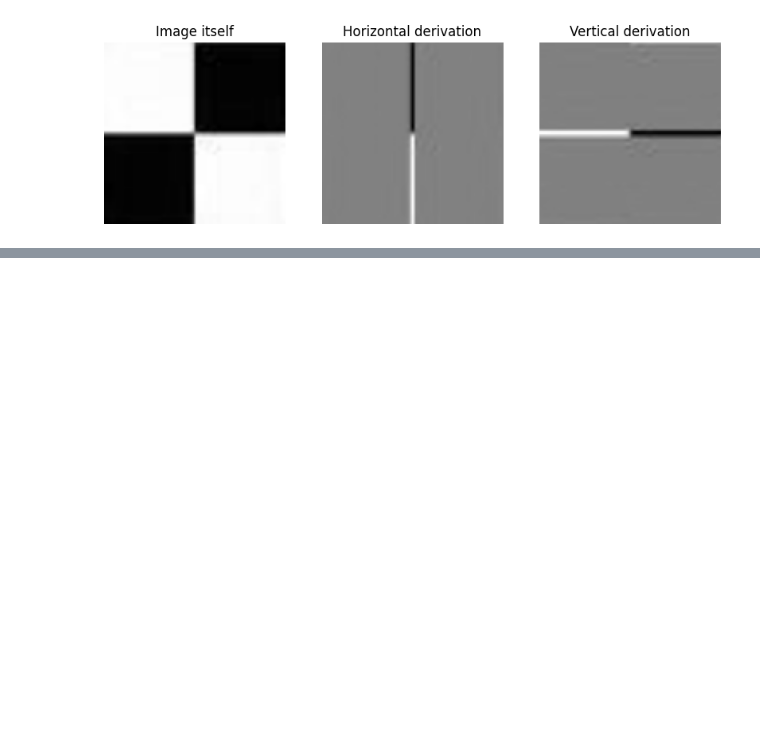
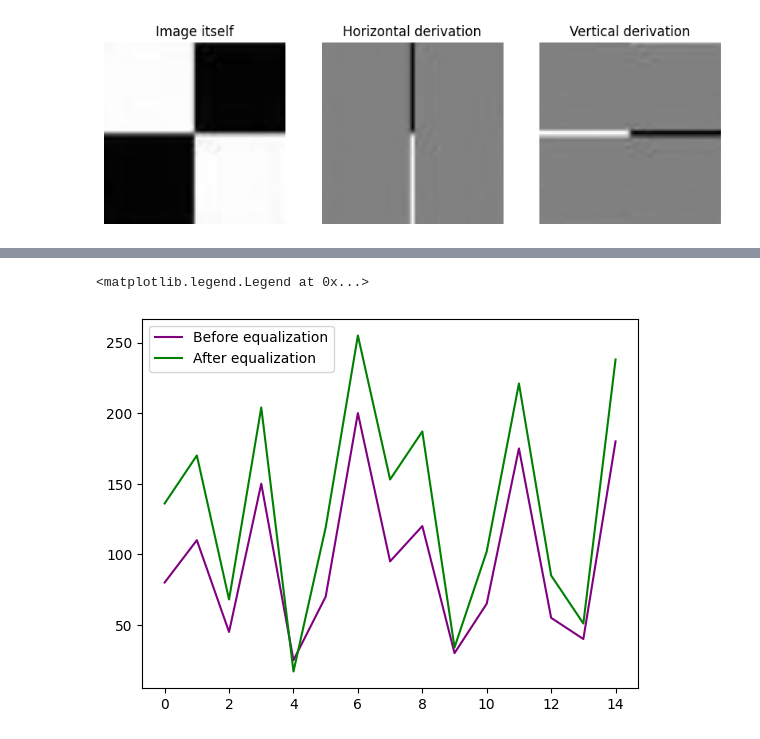
Before and after one commit to majiddrn/ComputerVisionCourse, a Jupyter notebook: HW1 - Image Processing/HW1-9822762040.ipynb, the cells around one changed output, grey strips where cells are left out. Drawn from its saved outputs; the diff is of its cells as text; code cells hidden in the pictures; blank space fills up the shorter version.

```diff
--- a/HW1 - Image Processing/HW1.ipynb
+++ b/HW1 - Image Processing/HW1-9822762040.ipynb
@@ -299,0 +323,10 @@ Well, We saw the results as expected.
+# %%
+image_before_equal = np.array([80, 110, 45, 150, 25, 70, 200, 95, 120, 30, 65, 175, 55, 40, 180])
+image_after_equal = np.array([136, 170, 68, 204, 17, 119, 255, 153, 187, 34, 102, 221, 85, 51, 238])
+
+plt.plot(image_before_equal, color='purple', label='Before equalization')
+plt.plot(image_after_equal, color='green', label='After equalization')
+plt.legend(loc='upper left')
+# %% [output]
+<matplotlib.legend.Legend at 0x...>
+[figure, added]
```
Also changed, not shown: parts of 3 cells of this notebook, 1 other file.
